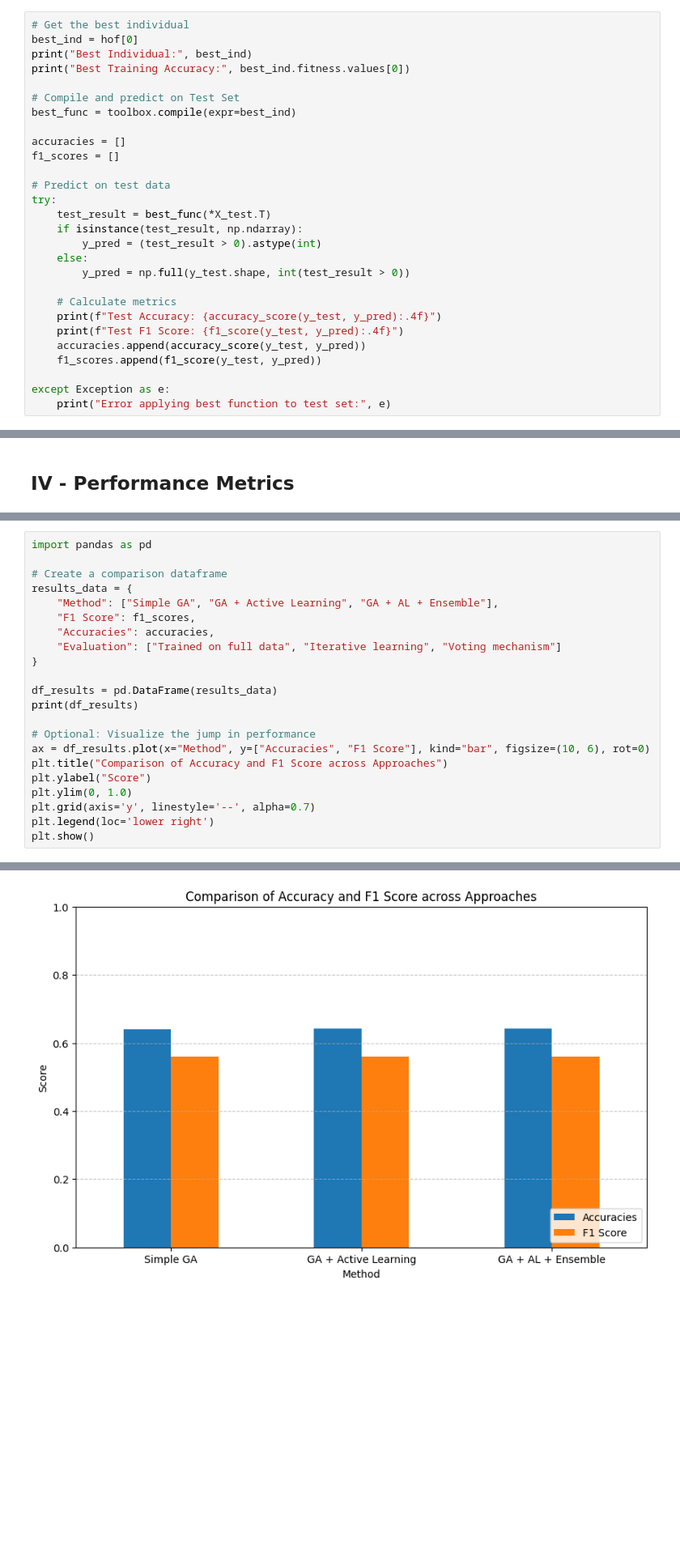
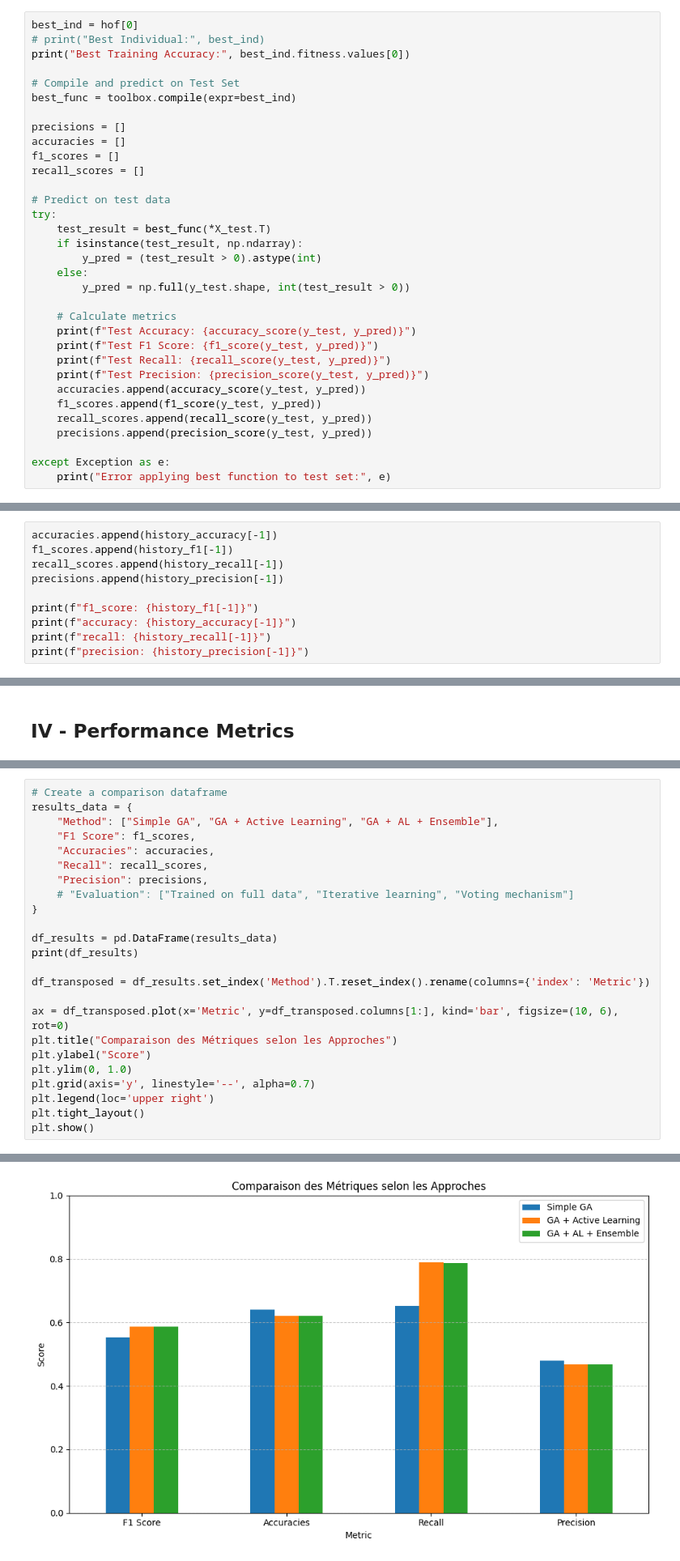
Before and after one commit to aurianemrcln/HomeworkML, a Jupyter notebook: Notebook, ML project - MARCELINO Auriane.ipynb, the cells around one changed output, grey strips where cells are left out. Shown at 81% size. Drawn from its saved outputs; the diff is of its cells as text; blank space fills up the shorter version.

Commit message:
better results

```diff
--- a/Notebook, ML project - MARCELINO Auriane.ipynb
+++ b/Notebook, ML project - MARCELINO Auriane.ipynb
@@ -361,16 +430,17 @@ gen     nevals  avg             gen     max             min     nevals  std
 # %% [markdown]
 #### Test best model
 # %%
-# Get the best individual
 best_ind = hof[0]
-print("Best Individual:", best_ind)
+# print("Best Individual:", best_ind)
 print("Best Training Accuracy:", best_ind.fitness.values[0])
 
 # Compile and predict on Test Set
 best_func = toolbox.compile(expr=best_ind)
 
+precisions = []
 accuracies = []
 f1_scores = []
+recall_scores = []
 
 # Predict on test data
 try:
@@ -381,10 +451,14 @@ try:
         y_pred = np.full(y_test.shape, int(test_result > 0))
 
     # Calculate metrics
-    print(f"Test Accuracy: {accuracy_score(y_test, y_pred):.4f}")
-    print(f"Test F1 Score: {f1_score(y_test, y_pred):.4f}")
+    print(f"Test Accuracy: {accuracy_score(y_test, y_pred)}")
+    print(f"Test F1 Score: {f1_score(y_test, y_pred)}")
+    print(f"Test Recall: {recall_score(y_test, y_pred)}")
+    print(f"Test Precision: {precision_score(y_test, y_pred)}")
     accuracies.append(accuracy_score(y_test, y_pred))
     f1_scores.append(f1_score(y_test, y_pred))
+    recall_scores.append(recall_score(y_test, y_pred))
+    precisions.append(precision_score(y_test, y_pred))
 
 except Exception as e:
     print("Error applying best function to test set:", e)
@@ -581 +645,11 @@ Current Test Accuracy: 0.6422
 Active Learning Complete.
+# %%
+accuracies.append(history_accuracy[-1])
+f1_scores.append(history_f1[-1])
+recall_scores.append(history_recall[-1])
+precisions.append(history_precision[-1])
+
+print(f"f1_score: {history_f1[-1]}")
+print(f"accuracy: {history_accuracy[-1]}")
+print(f"recall: {history_recall[-1]}")
+print(f"precision: {history_precision[-1]}")
@@ -667,23 +750,25 @@ Recall:    0.6657
 # %%
-import pandas as pd
-
 # Create a comparison dataframe
 results_data = {
     "Method": ["Simple GA", "GA + Active Learning", "GA + AL + Ensemble"],
     "F1 Score": f1_scores,
     "Accuracies": accuracies,
-    "Evaluation": ["Trained on full data", "Iterative learning", "Voting mechanism"]
+    "Recall": recall_scores,
+    "Precision": precisions,
+    # "Evaluation": ["Trained on full data", "Iterative learning", "Voting mechanism"]
 }
 
 df_results = pd.DataFrame(results_data)
 print(df_results)
 
-# Optional: Visualize the jump in performance
-ax = df_results.plot(x="Method", y=["Accuracies", "F1 Score"], kind="bar", figsize=(10, 6), rot=0)
-plt.title("Comparison of Accuracy and F1 Score across Approaches")
+df_transposed = df_results.set_index('Method').T.reset_index().rename(columns={'index': 'Metric'})
+
+ax = df_transposed.plot(x='Metric', y=df_transposed.columns[1:], kind='bar', figsize=(10, 6), rot=0)
+plt.title("Comparaison des Métriques selon les Approches")
 plt.ylabel("Score")
 plt.ylim(0, 1.0)
 plt.grid(axis='y', linestyle='--', alpha=0.7)
-plt.legend(loc='lower right')
+plt.legend(loc='upper right')
+plt.tight_layout()
 plt.show()
 # %% [output]
@@ -694,3 +779,3 @@ plt.show()
-[figure, old version]
+[figure, new version]
 # %% [markdown]
 ## V - Comparative Analysis
```
Also changed, not shown: parts of 21 cells of this notebook.
